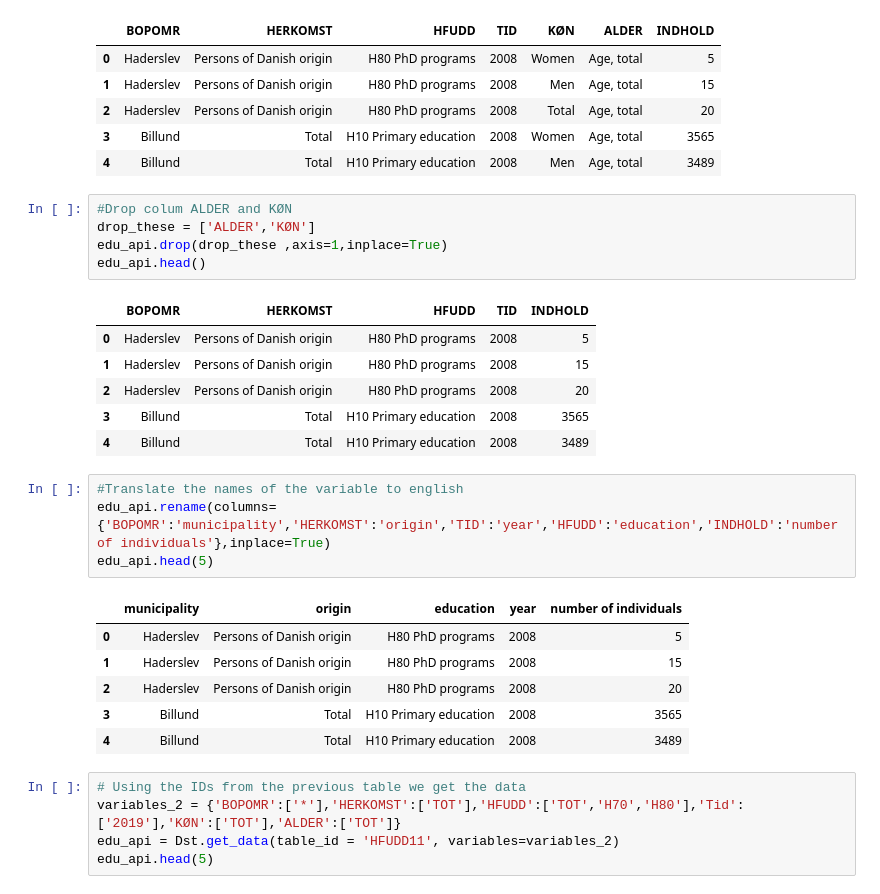
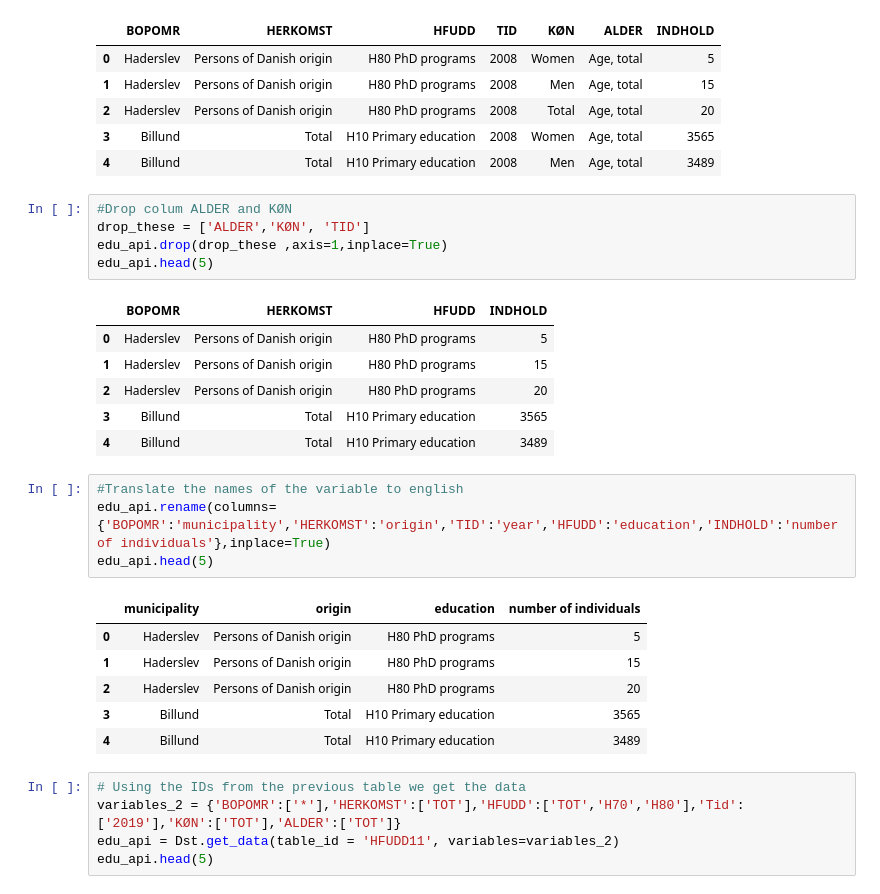
Before and after one commit to AskerNC/projects-2021-sstl, a Jupyter notebook: dataproject/dataproject.ipynb, the cells around one changed output. Saved outputs shown, nothing was run; the diff lists cells and outputs as text.

```diff
--- a/dataproject/dataproject.ipynb
+++ b/dataproject/dataproject.ipynb
@@ -313,27 +333,27 @@ edu_api.head()
 | 4 | Billund | Total | H10 Primary education | 2008 | Men | Age, total | 3489 |
 # %%
 #Drop colum ALDER and KØN
-drop_these = ['ALDER','KØN']
+drop_these = ['ALDER','KØN', 'TID']
 edu_api.drop(drop_these ,axis=1,inplace=True)
-edu_api.head()
+edu_api.head(5)
 # %% [output]
-|  | BOPOMR | HERKOMST | HFUDD | TID | INDHOLD |
-| 0 | Haderslev | Persons of Danish origin | H80 PhD programs | 2008 | 5 |
-| 1 | Haderslev | Persons of Danish origin | H80 PhD programs | 2008 | 15 |
-| 2 | Haderslev | Persons of Danish origin | H80 PhD programs | 2008 | 20 |
-| 3 | Billund | Total | H10 Primary education | 2008 | 3565 |
-| 4 | Billund | Total | H10 Primary education | 2008 | 3489 |
+|  | BOPOMR | HERKOMST | HFUDD | INDHOLD |
+| 0 | Haderslev | Persons of Danish origin | H80 PhD programs | 5 |
+| 1 | Haderslev | Persons of Danish origin | H80 PhD programs | 15 |
+| 2 | Haderslev | Persons of Danish origin | H80 PhD programs | 20 |
+| 3 | Billund | Total | H10 Primary education | 3565 |
+| 4 | Billund | Total | H10 Primary education | 3489 |
 # %%
 #Translate the names of the variable to english
 edu_api.rename(columns={'BOPOMR':'municipality','HERKOMST':'origin','TID':'year','HFUDD':'education','INDHOLD':'number of individuals'},inplace=True)
 edu_api.head(5)
 # %% [output]
-|  | municipality | origin | education | year | number of individuals |
-| 0 | Haderslev | Persons of Danish origin | H80 PhD programs | 2008 | 5 |
-| 1 | Haderslev | Persons of Danish origin | H80 PhD programs | 2008 | 15 |
-| 2 | Haderslev | Persons of Danish origin | H80 PhD programs | 2008 | 20 |
-| 3 | Billund | Total | H10 Primary education | 2008 | 3565 |
-| 4 | Billund | Total | H10 Primary education | 2008 | 3489 |
+|  | municipality | origin | education | number of individuals |
+| 0 | Haderslev | Persons of Danish origin | H80 PhD programs | 5 |
+| 1 | Haderslev | Persons of Danish origin | H80 PhD programs | 15 |
+| 2 | Haderslev | Persons of Danish origin | H80 PhD programs | 20 |
+| 3 | Billund | Total | H10 Primary education | 3565 |
+| 4 | Billund | Total | H10 Primary education | 3489 |
 # %%
 # Using the IDs from the previous table we get the data
 variables_2 = {'BOPOMR':['*'],'HERKOMST':['TOT'],'HFUDD':['TOT','H70','H80'],'Tid':['2019'],'KØN':['TOT'],'ALDER':['TOT']}
```
Also changed, not shown: parts of 73 cells of this notebook, 3 other files.
